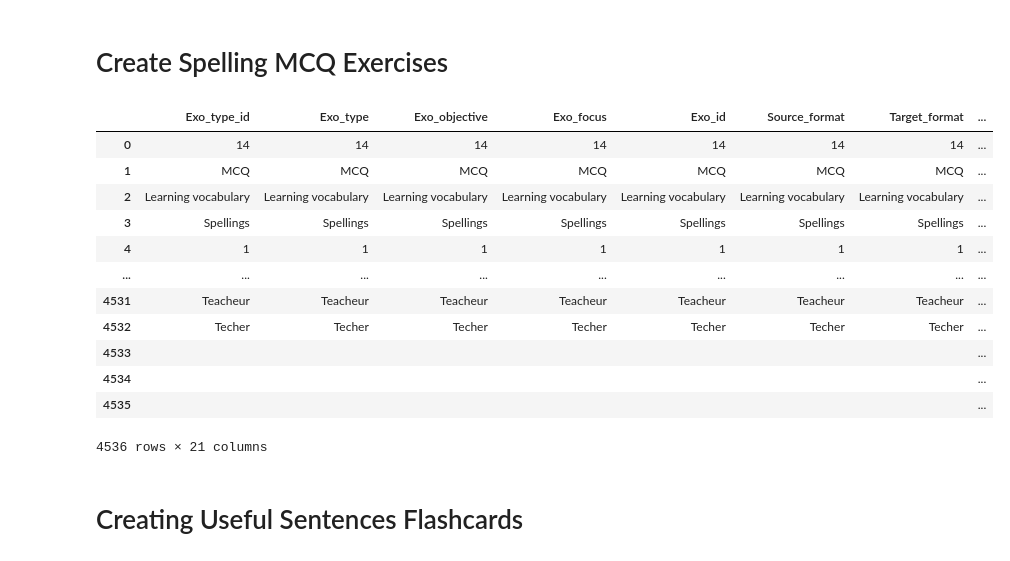
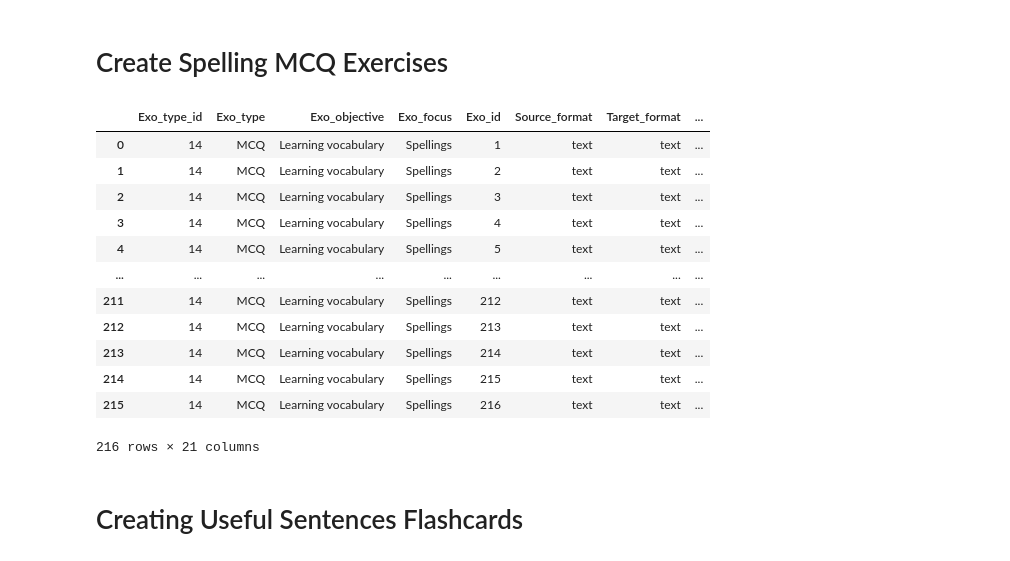
Before and after one commit to hugolpz/WeSpeaxExos, a Jupyter notebook: en/English_Exercises.ipynb, the cells around one changed output. Cells and saved outputs as stored; diff of their text form; code cells hidden in the pictures.

```diff
--- a/en/English_Exercises.ipynb
+++ b/en/English_Exercises.ipynb
@@ -289,8 +289,7 @@ df_w_fc
 def spelling_mcq(df_source, exo_id, cols):
     data = []
 
-    spellings = dict.fromkeys(cols, [])
-
+    spellings = {col: [] for col in cols}
 
     for i in range(len(df_source)):
         doc_en_phrase = nlp_en_stanza(str(df_source["English Word"][i]))
@@ -312,45 +311,46 @@ def spelling_mcq(df_source, exo_id, cols):
                         spellings["Exo_focus"].append("Spellings")
                         spellings["Exo_id"].append(exo_id)
                         spellings["Source_format"].append("text")
                         spellings["Target_format"].append("text")
                         spellings["Source_sentence_id"].append("")
                         spellings["Source_word_id"].append(str(df_source["ID"][i]))
                         spellings["Source_lang"].append("French")
                         spellings["Target_lang"].append("English")
                         spellings["Full_sentence"].append(str(word.text))
                         spellings["Instruction"].append("Select the correct spelling (for " + str(df_source["French Word"][i]) + "): ")
                         spellings["Sentence_w_blank"].append("")
                         spellings["Right_answer"].append(str(word.text))
                         spellings["Dist_1"].append(list_of_distractors[0]),
                         spellings["Dist_2"].append(list_of_distractors[1]),
                         spellings["Dist_3"].append(list_of_distractors[2]),
                         spellings["Explanation"].append((""))
                         spellings["Difficulty"].append((""))
                         spellings["Remediation"].append((""))
 
     return exo_id, spellings
 
 exo_id = 0
 exo_id, data_spelling_mcq_1 = spelling_mcq(df_3000_words, exo_id, cols)
+
 df_spelling_mcq_1 = pd.DataFrame(data_spelling_mcq_1, columns=cols)
 
 frames_spelling_mcq = [df_spelling_mcq_1]
 df_spelling_mcq = pd.concat(frames_spelling_mcq)
 df_spelling_mcq
 # %% [output]
 |  | Exo_type_id | Exo_type | Exo_objective | Exo_focus | Exo_id | Source_format | Target_format | ... |
-| 0 | 14 | 14 | 14 | 14 | 14 | 14 | 14 | ... |
-| 1 | MCQ | MCQ | MCQ | MCQ | MCQ | MCQ | MCQ | ... |
-| 2 | Learning vocabulary | Learning vocabulary | Learning vocabulary | Learning vocabulary | Learning vocabulary | Learning vocabulary | Learning vocabulary | ... |
-| 3 | Spellings | Spellings | Spellings | Spellings | Spellings | Spellings | Spellings | ... |
-| 4 | 1 | 1 | 1 | 1 | 1 | 1 | 1 | ... |
+| 0 | 14 | MCQ | Learning vocabulary | Spellings | 1 | text | text | ... |
+| 1 | 14 | MCQ | Learning vocabulary | Spellings | 2 | text | text | ... |
+| 2 | 14 | MCQ | Learning vocabulary | Spellings | 3 | text | text | ... |
+| 3 | 14 | MCQ | Learning vocabulary | Spellings | 4 | text | text | ... |
+| 4 | 14 | MCQ | Learning vocabulary | Spellings | 5 | text | text | ... |
 | ... | ... | ... | ... | ... | ... | ... | ... | ... |
-| 4531 | Teacheur | Teacheur | Teacheur | Teacheur | Teacheur | Teacheur | Teacheur | ... |
-| 4532 | Techer | Techer | Techer | Techer | Techer | Techer | Techer | ... |
-| 4533 |  |  |  |  |  |  |  | ... |
-| 4534 |  |  |  |  |  |  |  | ... |
-| 4535 |  |  |  |  |  |  |  | ... |
+| 211 | 14 | MCQ | Learning vocabulary | Spellings | 212 | text | text | ... |
+| 212 | 14 | MCQ | Learning vocabulary | Spellings | 213 | text | text | ... |
+| 213 | 14 | MCQ | Learning vocabulary | Spellings | 214 | text | text | ... |
+| 214 | 14 | MCQ | Learning vocabulary | Spellings | 215 | text | text | ... |
+| 215 | 14 | MCQ | Learning vocabulary | Spellings | 216 | text | text | ... |
-4536 rows × 21 columns
+216 rows × 21 columns
 # %% [markdown]
 # Creating Useful Sentences Flashcards
 # %%
```
Also changed, not shown: parts of 4 cells of this notebook, 1 other file.
